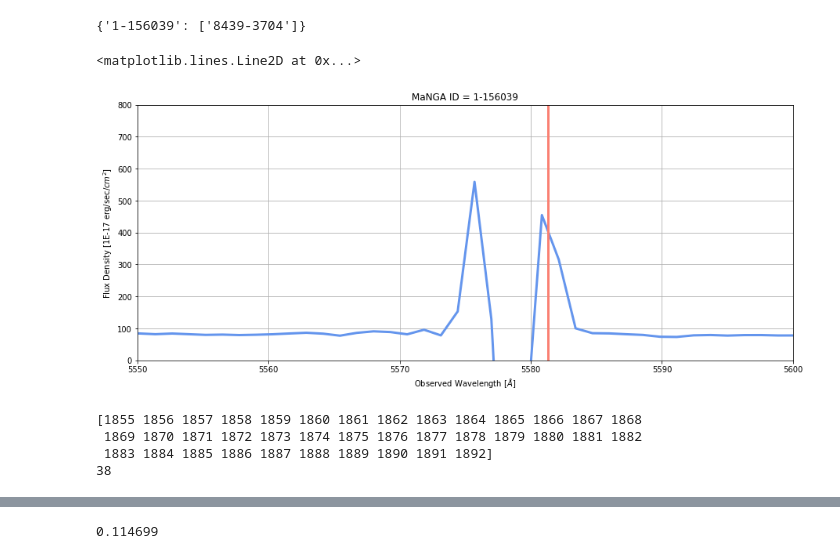
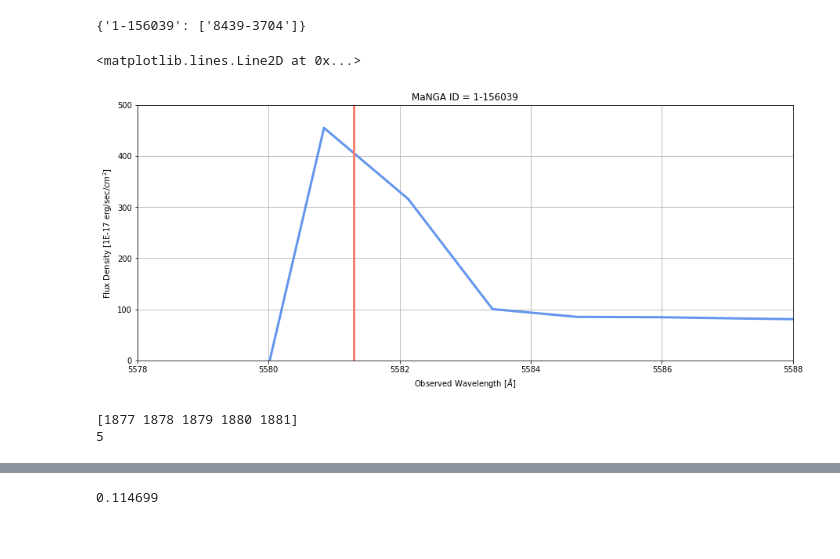
Before and after one commit to Natacha-U/Snr-Prj, a Jupyter notebook: 1-156039.ipynb, the cells around one changed output, grey strips where cells are left out. Saved outputs shown, nothing was run; the diff lists cells and outputs as text; code cells hidden in the pictures.

```diff
--- a/1-156039.ipynb
+++ b/1-156039.ipynb
@@ -64,40 +64,38 @@ a = 5007 * (1 + nsa_z)
 # %%
 # start = 5578
 # end = 5585
 
-start = 5550
-end = 5600
-height = 800
+start = 5578
+end = 5588
+height = 500
 plt.figure(figsize = (15,6))
 plt.grid()
 plt.xlabel('Observed Wavelength ' + r'[$\AA$]')
 plt.ylabel('Flux Density [1E-17 erg/sec/'+r'$cm^2$]')
 plt.title('MaNGA ID = ' + mangaid)
 plt.xlim(start, end)
 plt.ylim(0,height)
 plt.plot(wave, sumflux, linewidth = 3, color = 'cornflowerblue')
 plt.axvline(a, linewidth = 3, color = 'salmon')
 # plt.savefig('Images/Check_z_{}'.format(mangaid), bbox_inches = 'tight')
 # %% [output]
 <matplotlib.lines.Line2D at 0x...>
-[figure, old version]
+[figure, new version]
 # %%
 # select peak region
 index = -1
 yaxis = np.where(np.logical_and(wave > start, wave < end))[0]
 # print(yaxis)
 
-yaxis = yaxis[1:]
+yaxis = yaxis[1:6]
 print(yaxis)
 print(len(yaxis))
 
 # for i in yaxis:
 #     print(wave[i])
 # %% [output]
-[1855 1856 1857 1858 1859 1860 1861 1862 1863 1864 1865 1866 1867 1868
- 1869 1870 1871 1872 1873 1874 1875 1876 1877 1878 1879 1880 1881 1882
- 1883 1884 1885 1886 1887 1888 1889 1890 1891 1892]
-38
+[1877 1878 1879 1880 1881]
+5
 # %%
 flux_compare = []
 ivar_compare = []
```
Also changed, not shown: parts of 21 cells of this notebook.
